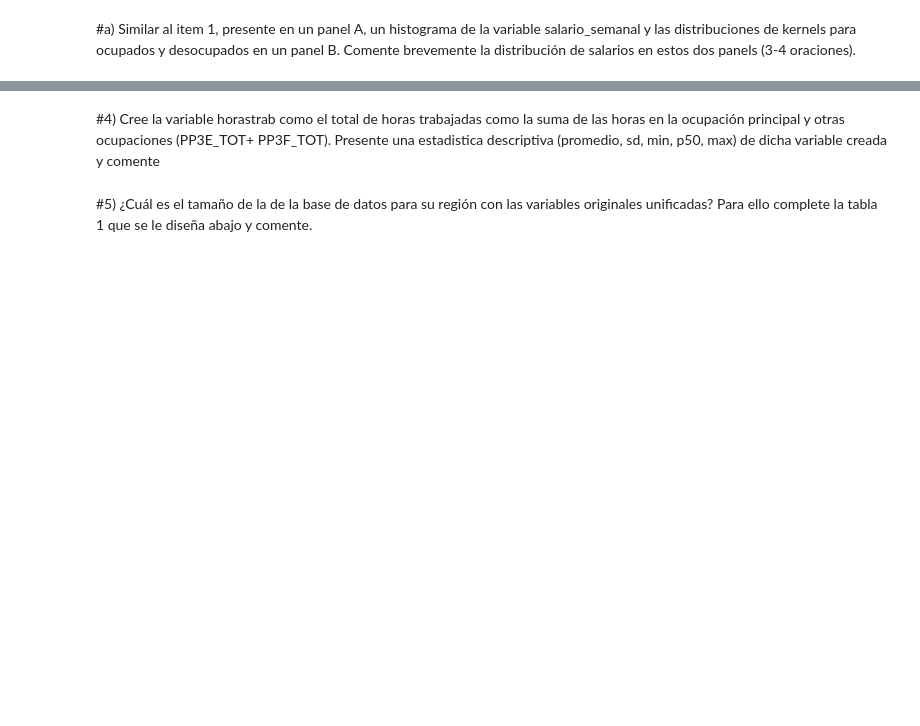
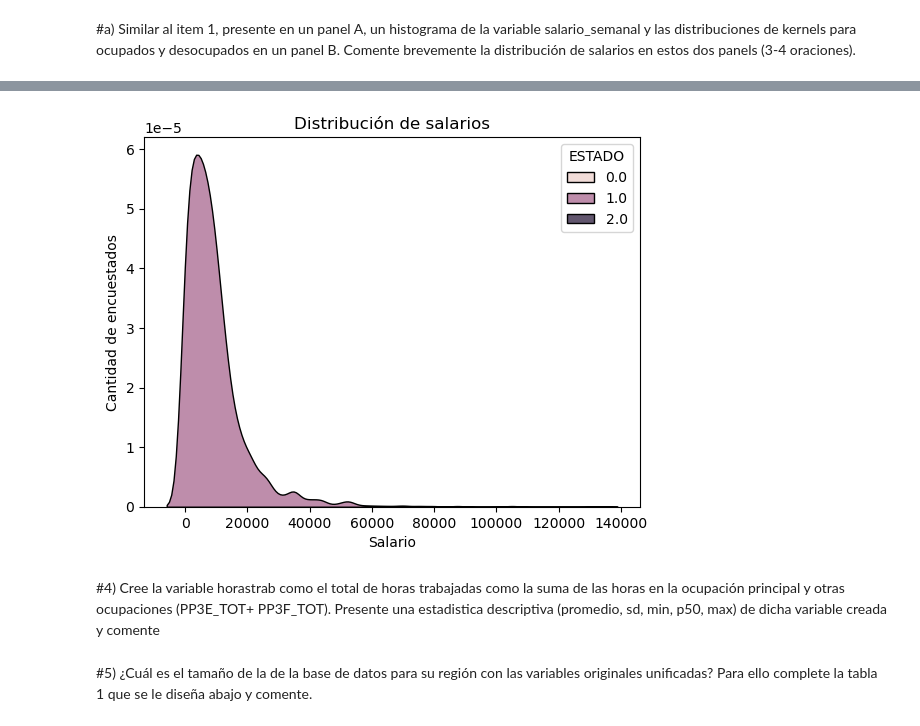
Before and after one commit to RoccoGabrielPimenta/BigDataUBA-Grupo22, a Jupyter notebook: TP 3/Big_Data_TP3_Grupo22.ipynb, the cells around one changed output, grey strips where cells are left out. Drawn from its saved outputs; the diff is of its cells as text; code cells hidden in the pictures; blank space fills up the shorter version.

```diff
--- a/TP 3/Big_Data_TP3_Grupo22.ipynb
+++ b/TP 3/Big_Data_TP3_Grupo22.ipynb
@@ -247,3 +260,13 @@ Similar al item 1, presente en un panel A, un histograma de la variable
 salario_semanal y las distribuciones de kernels para ocupados y
 desocupados en un panel B. Comente brevemente la distribución de
 salarios en estos dos panels (3-4 oraciones).
+# %%
+estado=(ultimo_df["ESTADO"])
+# %%
+#pequeña limpieza para no tener en cuenta a los inactivos y menores de 10
+df10 = pd.concat([salario_semana,estado],axis=1)
+df10 = df10[df10 != 3]
+df10 = df10[df10 != 4]
+df10= df10.dropna()
+
+df10
@@ -250,3 +295,22 @@ salarios en estos dos panels (3-4 oraciones).
+# %%
+
+
+df_info = (df10[["P21", "ESTADO"]])
+salario=df_info[df_info['ESTADO'].isin([1, 2])]
+ocupados = salario[salario['ESTADO'] == 'Ocupado']['P21']
+desocupados = salario[salario['ESTADO'] == 'Desocupado']['P21']
+
+sns.kdeplot(data=df10, x='P21',hue="ESTADO",multiple="stack",)  # funcion de kernel de Seaborn
+
+plt.axvline(ocupados.mean(), color='red', linestyle='dashed', linewidth=1, label='ocupados')
+plt.axvline(desocupados.mean(), color='yellow', linestyle='dashed', linewidth=1, label='desocupados')
+plt.title("Distribución de salarios")
+plt.xlabel("Salario")
+plt.ylabel("Cantidad de encuestados")
+
+plt.show()
+# %% [output]
+[figure, added]
 # %% [markdown]
 #4)
 Cree la variable horastrab como el total de horas trabajadas como la suma
```
Also changed, not shown: parts of 11 cells of this notebook.
